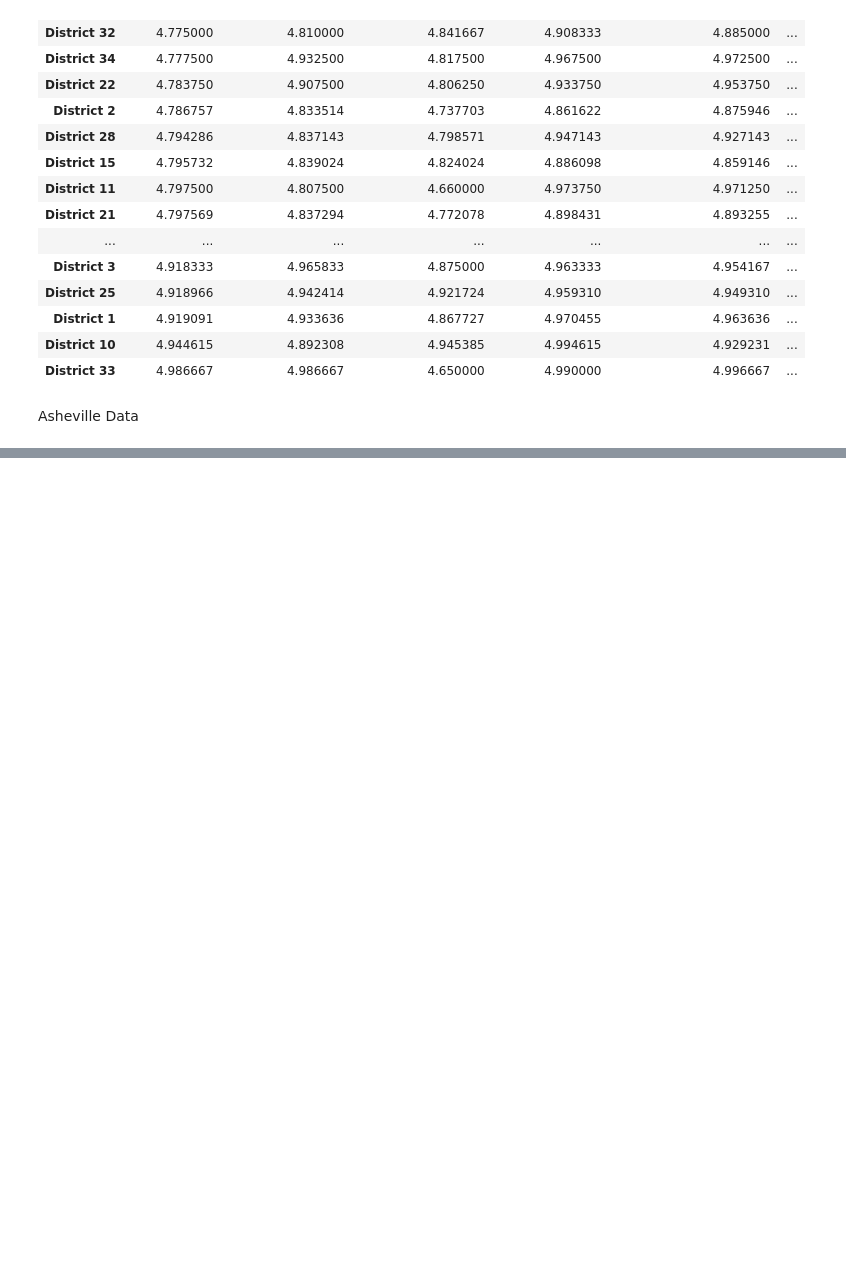
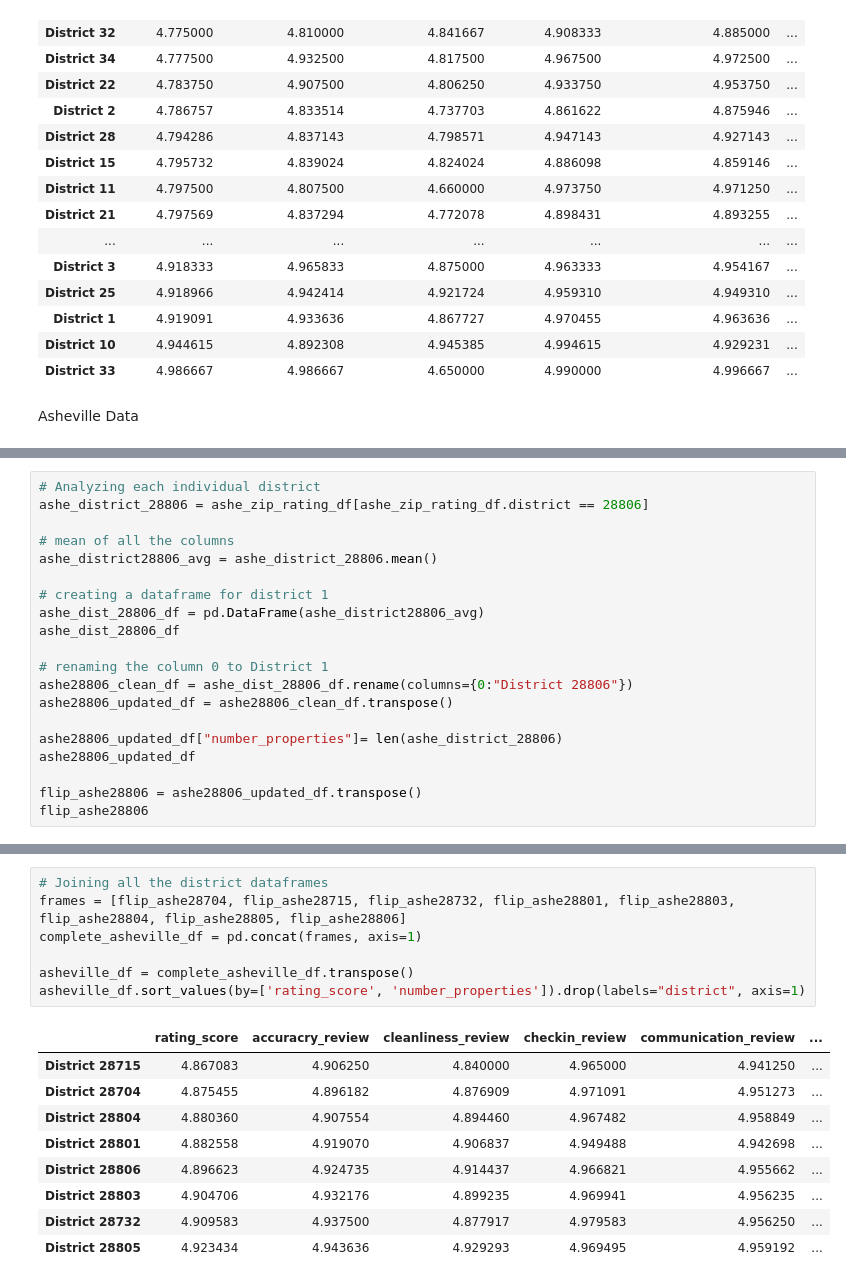
Before and after one commit to JonathanBrown003/Airbnb-A-Closer-Look-Nashville-Asheville, a Jupyter notebook: Analysis_Tu.ipynb, the cells around one changed output, grey strips where cells are left out. Cells and saved outputs as stored; diff of their text form; blank space fills up the shorter version.

```diff
--- a/Analysis_Tu.ipynb
+++ b/Analysis_Tu.ipynb
@@ -920,0 +1093,20 @@ len(nash_zip_rating_df) #2692
+# %%
+# Analyzing each individual district
+ashe_district_28806 = ashe_zip_rating_df[ashe_zip_rating_df.district == 28806]
+
+# mean of all the columns
+ashe_district28806_avg = ashe_district_28806.mean()
+
+# creating a dataframe for district 1
+ashe_dist_28806_df = pd.DataFrame(ashe_district28806_avg)
+ashe_dist_28806_df
+
+# renaming the column 0 to District 1
+ashe28806_clean_df = ashe_dist_28806_df.rename(columns={0:"District 28806"})
+ashe28806_updated_df = ashe28806_clean_df.transpose()
+
+ashe28806_updated_df["number_properties"]= len(ashe_district_28806)
+ashe28806_updated_df
+
+flip_ashe28806 = ashe28806_updated_df.transpose()
+flip_ashe28806
@@ -920,0 +1124,17 @@ len(nash_zip_rating_df) #2692
+# %%
+# Joining all the district dataframes
+frames = [flip_ashe28704, flip_ashe28715, flip_ashe28732, flip_ashe28801, flip_ashe28803, flip_ashe28804, flip_ashe28805, flip_ashe28806]
+complete_asheville_df = pd.concat(frames, axis=1)
+
+asheville_df = complete_asheville_df.transpose()
+asheville_df.sort_values(by=['rating_score', 'number_properties']).drop(labels="district", axis=1)
+# %% [output]
+|  | rating_score | accuracry_review | cleanliness_review | checkin_review | communication_review | ... |
+| District 28715 | 4.867083 | 4.906250 | 4.840000 | 4.965000 | 4.941250 | ... |
+| District 28704 | 4.875455 | 4.896182 | 4.876909 | 4.971091 | 4.951273 | ... |
+| District 28804 | 4.880360 | 4.907554 | 4.894460 | 4.967482 | 4.958849 | ... |
+| District 28801 | 4.882558 | 4.919070 | 4.906837 | 4.949488 | 4.942698 | ... |
+| District 28806 | 4.896623 | 4.924735 | 4.914437 | 4.966821 | 4.955662 | ... |
+| District 28803 | 4.904706 | 4.932176 | 4.899235 | 4.969941 | 4.956235 | ... |
+| District 28732 | 4.909583 | 4.937500 | 4.877917 | 4.979583 | 4.956250 | ... |
+| District 28805 | 4.923434 | 4.943636 | 4.929293 | 4.969495 | 4.959192 | ... |
```
Also changed, not shown: parts of 11 cells of this notebook.
